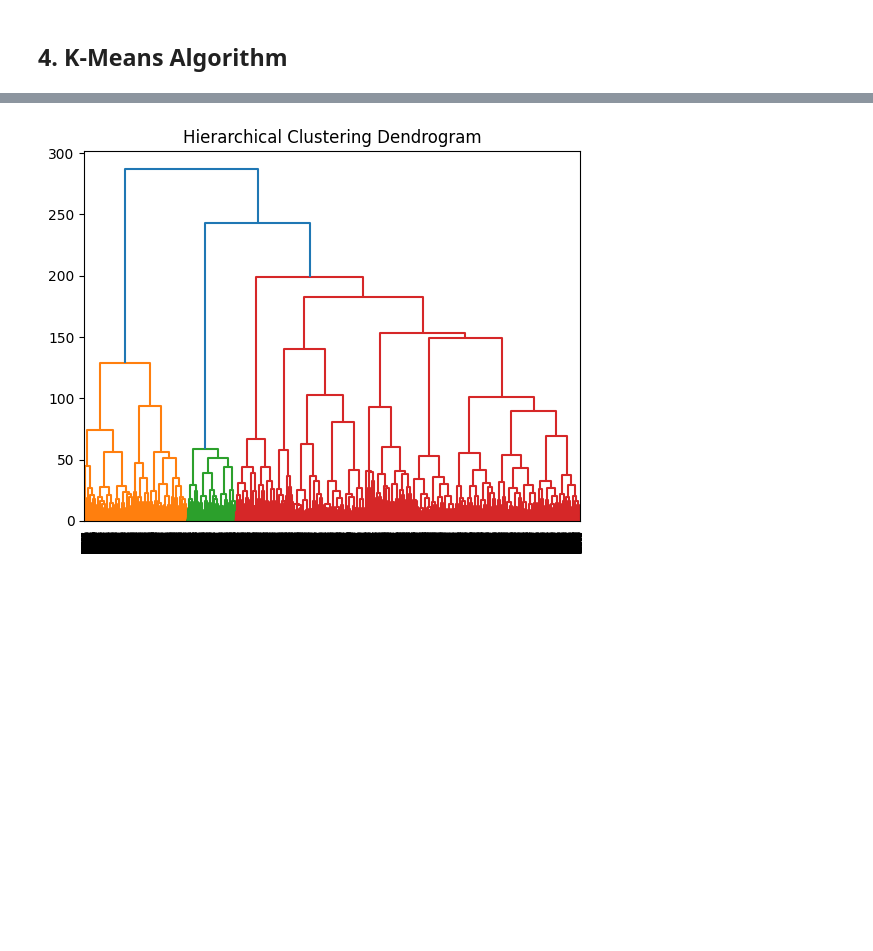
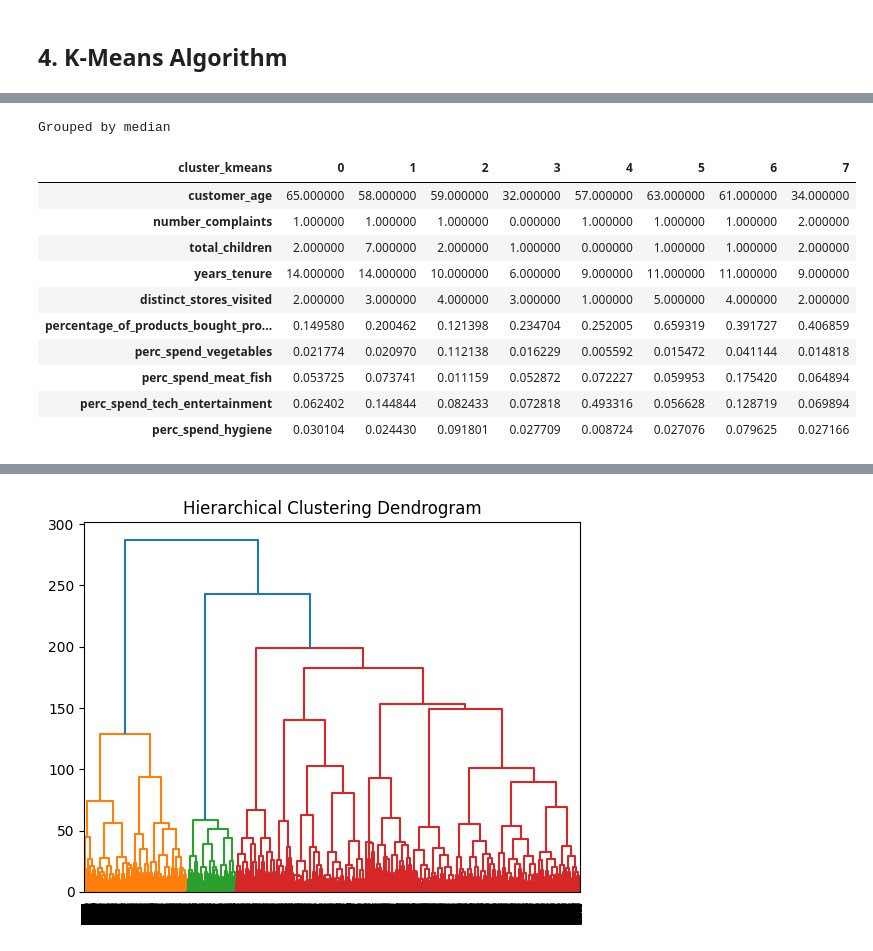
Before and after one commit to tiago2806/ml_project, a Jupyter notebook: notebooks/03_modelling.ipynb, the cells around one changed output, grey strips where cells are left out. Drawn from its saved outputs; the diff is of its cells as text; code cells hidden in the pictures; blank space fills up the shorter version.

```diff
--- a/notebooks/03_modelling.ipynb
+++ b/notebooks/03_modelling.ipynb
@@ -159,2 +143,0 @@ Name: count, dtype: int64
-# %%
-X['cluster_kmeans'] = dataset['cluster_kmeans']
@@ -207,3 +180,18 @@ numeric_cols.groupby("cluster_kmeans").mean().T
+# %%
+groupby(X, cluster_kmeans= 'cluster_kmeans', method= 'median')
+# %% [output]
+Grouped by median
+| cluster_kmeans | 0 | 1 | 2 | 3 | 4 | 5 | 6 | 7 |
+| customer_age | 65.000000 | 58.000000 | 59.000000 | 32.000000 | 57.000000 | 63.000000 | 61.000000 | 34.000000 |
+| number_complaints | 1.000000 | 1.000000 | 1.000000 | 0.000000 | 1.000000 | 1.000000 | 1.000000 | 2.000000 |
+| total_children | 2.000000 | 7.000000 | 2.000000 | 1.000000 | 0.000000 | 1.000000 | 1.000000 | 2.000000 |
+| years_tenure | 14.000000 | 14.000000 | 10.000000 | 6.000000 | 9.000000 | 11.000000 | 11.000000 | 9.000000 |
+| distinct_stores_visited | 2.000000 | 3.000000 | 4.000000 | 3.000000 | 1.000000 | 5.000000 | 4.000000 | 2.000000 |
+| percentage_of_products_bought_pro... | 0.149580 | 0.200462 | 0.121398 | 0.234704 | 0.252005 | 0.659319 | 0.391727 | 0.406859 |
+| perc_spend_vegetables | 0.021774 | 0.020970 | 0.112138 | 0.016229 | 0.005592 | 0.015472 | 0.041144 | 0.014818 |
+| perc_spend_meat_fish | 0.053725 | 0.073741 | 0.011159 | 0.052872 | 0.072227 | 0.059953 | 0.175420 | 0.064894 |
+| perc_spend_tech_entertainment | 0.062402 | 0.144844 | 0.082433 | 0.072818 | 0.493316 | 0.056628 | 0.128719 | 0.069894 |
+| perc_spend_hygiene | 0.030104 | 0.024430 | 0.091801 | 0.027709 | 0.008724 | 0.027076 | 0.079625 | 0.027166 |
 # %%
 cluster_names = {
     0: "Older Long-Tenure",
```
Also changed, not shown: parts of 11 cells of this notebook, 1 other file.
